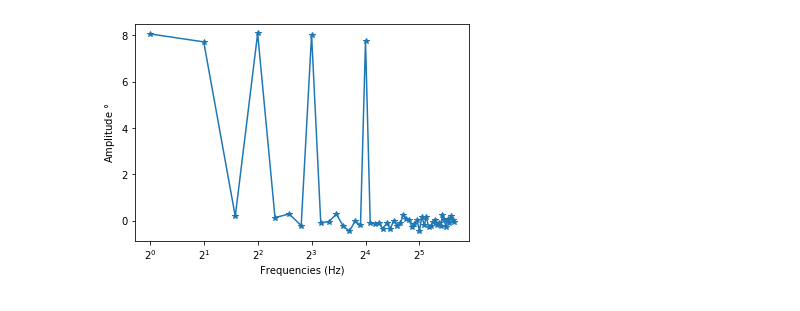
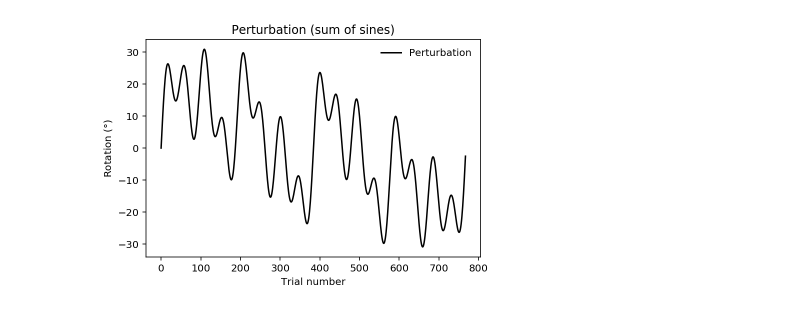
Before and after one commit to hyosubkim/Simulations-and-Tutorials, a Jupyter notebook: miyamoto et al 2020 - sinusoid perturbations/Notes on methods.ipynb, the cells around one changed output. Saved outputs shown, nothing was run; the diff lists cells and outputs as text; code cells hidden in the pictures.

```diff
--- a/miyamoto et al 2020 - sinusoid perturbations/Notes on methods.ipynb
+++ b/miyamoto et al 2020 - sinusoid perturbations/Notes on methods.ipynb
@@ -31,20 +7,54 @@ plt.legend(frameon=False);
-# %%
-# we're going to regress the behavior onto sinusoids of every frequency up to N/2
-# create design matrix
-freqs = np.linspace(0, N/2-1, N//2)
-X = np.zeros((N, len(freqs)))
-for i in range(len(freqs)):
-    X[:, i] = np.sin(2 * np.pi * freqs[i] * n / N)
-
-# solve for optimal Beta
-U, s, Vh = np.linalg.svd(X)
-S_pound = linalg.diagsvd(1/s, X.shape[1], X.shape[0]) # must be same shape as S^T
-Beta = Vh.T @ S_pound @ U.T @ y
-
-# let's plot amplitudes of perturbed frequencies
-plt.plot(freqs[1:51], Beta[1:51], marker='*')
-plt.xscale('log', basex=2)
-plt.xlabel('Frequencies (Hz)')
-plt.ylabel('Amplitude $\degree$');
-# %% [output]
-[figure, removed]
+# %%
+# let's create the perturbation, which is a sum of 5 different sine waves
+k = np.array([1, 2, 4, 8, 16])
+N = 768
+n = np.linspace(0, N-1, N)
+sine_in = np.zeros((len(k), N))
+shifted_sinewave = np.zeros((len(k), N))
+
+for i in range(len(k)):
+    sine_in[i, :] = 10 * np.sin(2 * np.pi * k[i] * n / N)
+
+# perturbation is sum of sines
+perturbation = sine_in.sum(axis=0)
+
+# we're going to regress the behavior onto sinusoids of every frequency up to N/2:
+# create design matrix X
+freqs = np.linspace(0, N/2-1, N//2)
+perturbed_freqs = np.array([1, 2, 4, 8, 16])
+X = np.zeros((N, len(freqs)))
+
+# create separate strategy and implicit learning functions
+strat = np.zeros((N, len(freqs)))
+impl = np.zeros((N, len(freqs)))
+A_strat = np.zeros(N)
+A_impl = np.zeros(N)
+# A_strat[1:128] = np.linspace(1, 0, 127)
+# A_impl[1:128] = np.linspace(1, 0, 127)
+A_strat[perturbed_freqs] = np.array([3.2, 4, 4.2, 5, 5.5])
+A_impl[perturbed_freqs] = np.array([6.5, 5.5, 5.2, 4.3, 4.2])
+
+for i in range(len(freqs)):
+    X[:, i] = np.sin(2 * np.pi * freqs[i] * n / N)
+    strat[:, i] = A_strat[i] * np.sin(2 * np.pi * freqs[i] * n / N)
+    impl[:, i] = A_impl[i] * np.sin(2 * np.pi * freqs[i] * n / N)
+
+# total learning is sum of explicit and implicit
+combined_learning = strat.sum(axis=1) + impl.sum(axis=1)
+
+# solve for optimal Beta
+U, s, Vh = np.linalg.svd(X)
+S_pound = linalg.diagsvd(1/s, X.shape[1], X.shape[0]) # must be same shape as S^T
+Beta = Vh.T @ S_pound @ U.T @ combined_learning
+Beta_strat = Vh.T @ S_pound @ U.T @ strat.sum(axis=1)
+Beta_impl = Vh.T @ S_pound @ U.T @ impl.sum(axis=1)
+Beta_pert = Vh.T @ S_pound @ U.T @ perturbation
+
+# plot the perturbation
+plt.plot(perturbation, c='k', label='Perturbation')
+plt.xlabel('Trial number')
+plt.ylabel('Rotation ($\degree$)')
+plt.title('Perturbation (sum of sines)')
+plt.legend(frameon=False);
+# %% [output]
+[figure, added]
```
Also changed, not shown: parts of 14 cells of this notebook.
